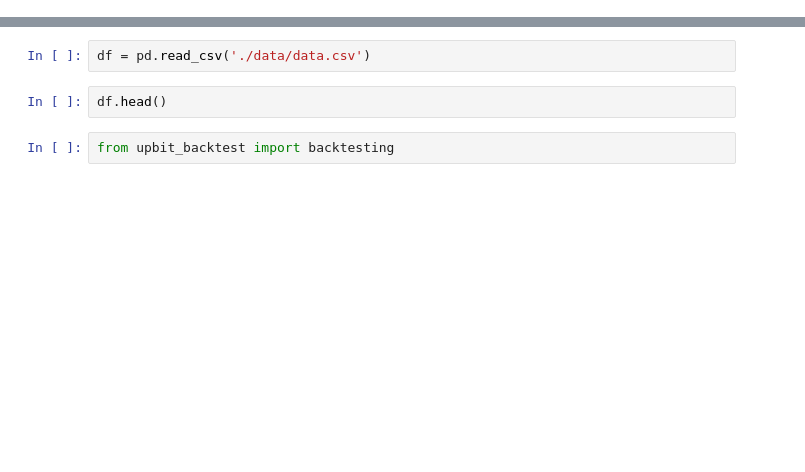
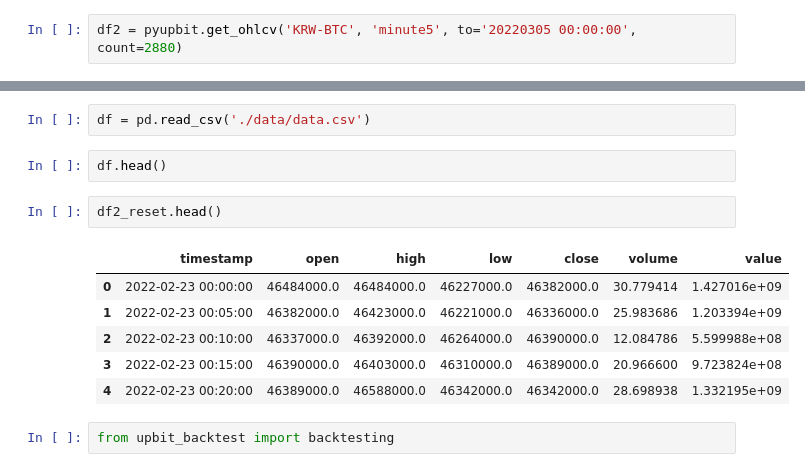
Before and after one commit to korea7030/bit_trading, a Jupyter notebook: Untitled.ipynb, the cells around one changed output, grey strips where cells are left out. Saved outputs shown, nothing was run; the diff lists cells and outputs as text; blank space fills up the shorter version.

```diff
--- a/Untitled.ipynb
+++ b/Untitled.ipynb
@@ -19,0 +6,2 @@ df2_reset.columns = ['timestamp', 'open', 'high', 'low', 'close', 'volume', 'val
+# %%
+df2 = pyupbit.get_ohlcv('KRW-BTC', 'minute5', to='20220305 00:00:00', count=2880)
@@ -21,5 +23,14 @@ df2_reset.columns = ['timestamp', 'open', 'high', 'low', 'close', 'volume', 'val
 df = pd.read_csv('./data/data.csv')
 # %%
 df.head()
+# %%
+df2_reset.head()
+# %% [output]
+|  | timestamp | open | high | low | close | volume | value |
+| 0 | 2022-02-23 00:00:00 | 46484000.0 | 46484000.0 | 46227000.0 | 46382000.0 | 30.779414 | 1.427016e+09 |
+| 1 | 2022-02-23 00:05:00 | 46382000.0 | 46423000.0 | 46221000.0 | 46336000.0 | 25.983686 | 1.203394e+09 |
+| 2 | 2022-02-23 00:10:00 | 46337000.0 | 46392000.0 | 46264000.0 | 46390000.0 | 12.084786 | 5.599988e+08 |
+| 3 | 2022-02-23 00:15:00 | 46390000.0 | 46403000.0 | 46310000.0 | 46389000.0 | 20.966600 | 9.723824e+08 |
+| 4 | 2022-02-23 00:20:00 | 46389000.0 | 46588000.0 | 46342000.0 | 46342000.0 | 28.698938 | 1.332195e+09 |
 # %%
 from upbit_backtest import backtesting
```
Also changed, not shown: parts of 10 cells of this notebook, 5 other files.
